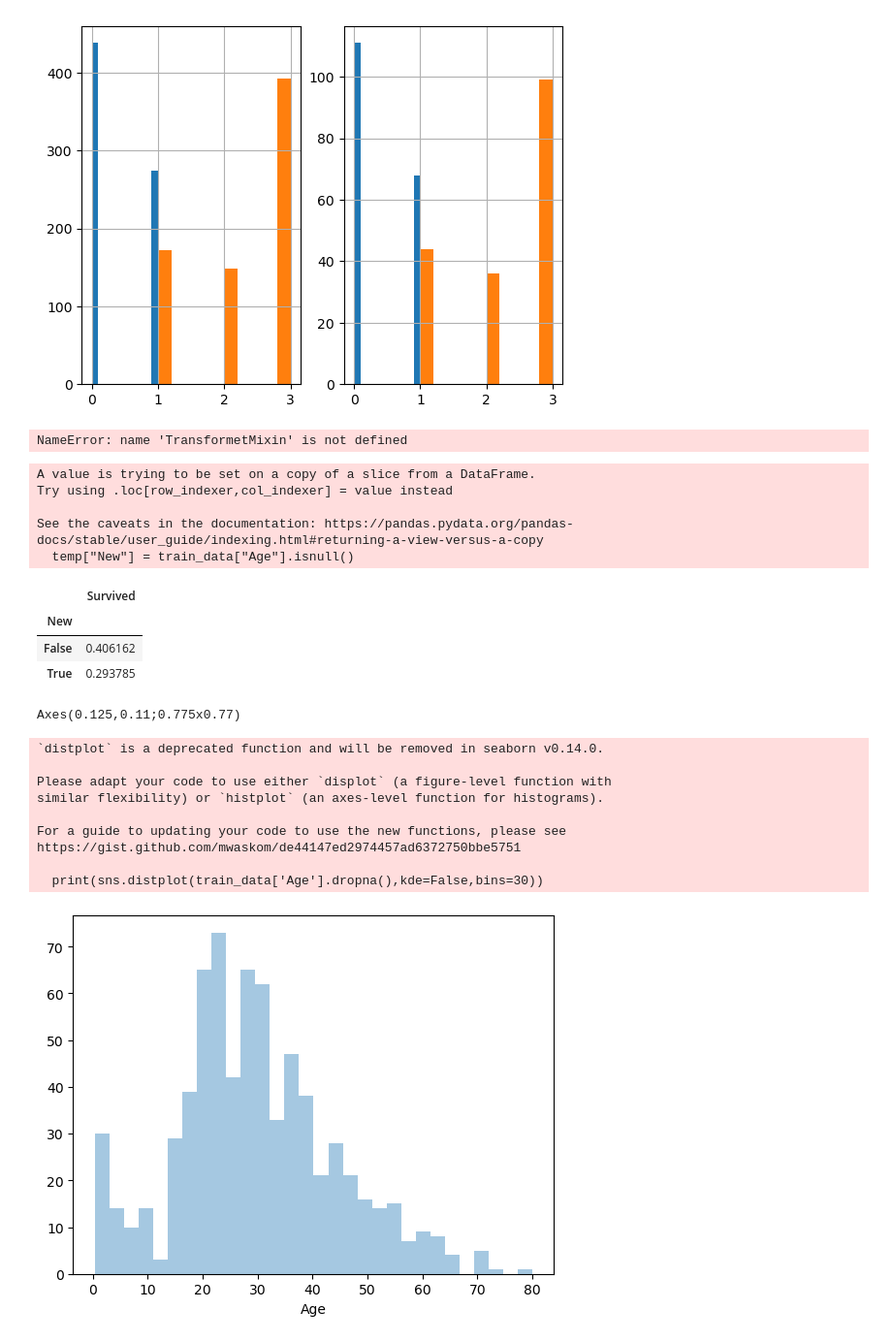
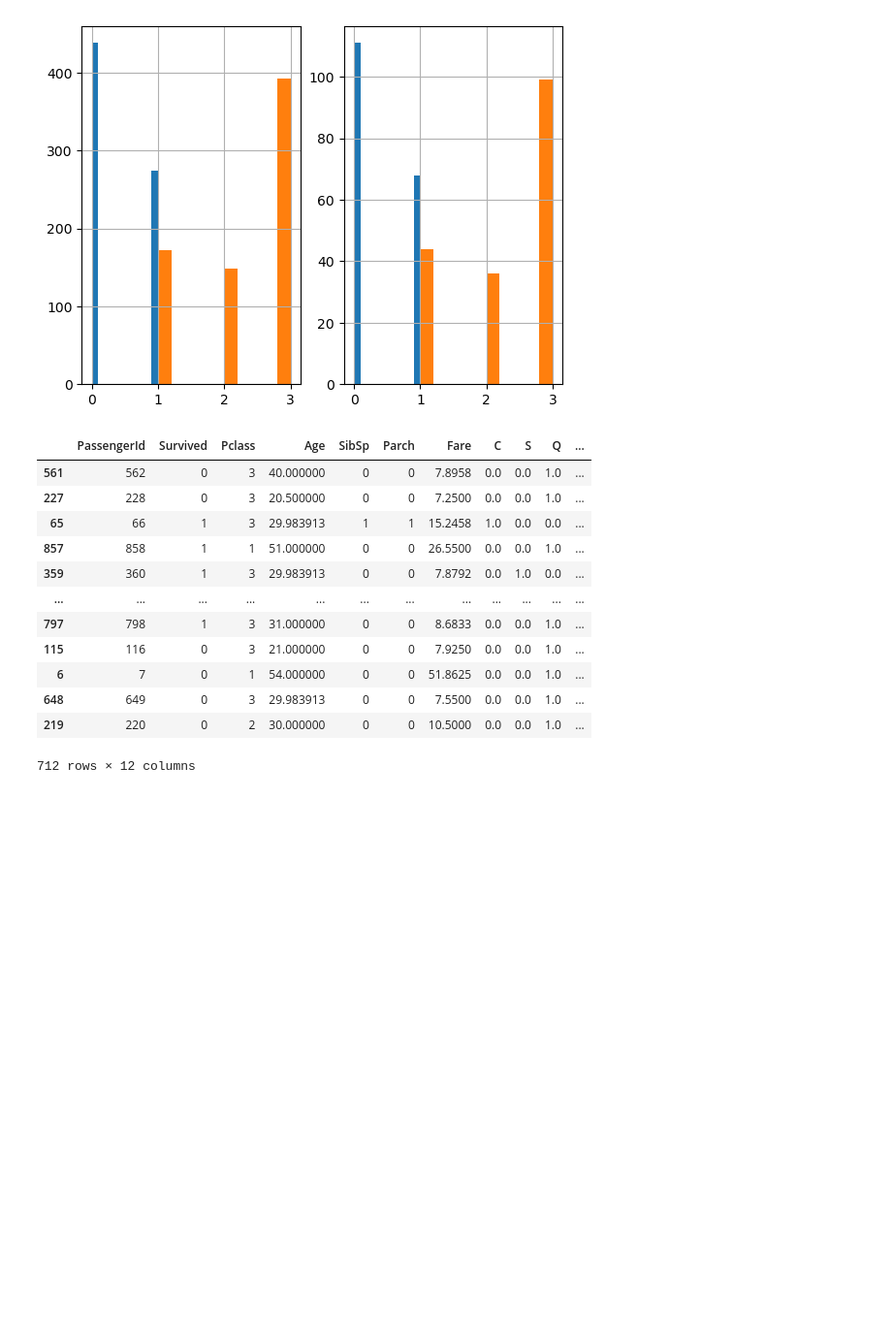
Before and after one commit to centralpenguin/DataScience, a Jupyter notebook: Titanic/Untitled.ipynb, the cells around one changed output. Shown at 97% size. Drawn from its saved outputs; the diff is of its cells as text; code cells hidden in the pictures; blank space fills up the shorter version.

```diff
--- a/Titanic/Untitled.ipynb
+++ b/Titanic/Untitled.ipynb
@@ -100,43 +97,53 @@ class AgeImputer(BaseEstimator, TransformerMixin):
 # %%
 from sklearn.preprocessing import OneHotEncoder
 
-class FeatureEncoder(BaseEstimator, TransformetMixin):
+class FeatureEncoder(BaseEstimator, TransformerMixin):
     def fit(self, X, y=None):
         return self
 
     def transform(self, X):
-        encoder = OneHotEncoder
+        encoder = OneHotEncoder()
+
+        matrix = encoder.fit_transform(X[["Embarked"]]).toarray()
+        column_names = ["C", "S", "Q", "N"]
+
+        for i in range(len(matrix.T)):
+            X[column_names[i]] = matrix.T[i]
+        matrix = encoder.fit_transform(X[["Sex"]]).toarray()
+
+        column_names = ["Male", "Female"]
+        for i in range(len(matrix.T)):
+            X[column_names[i]] = matrix.T[i]
+        return X
-# %% [output]
-NameError: name 'TransformetMixin' is not defined
 # %%
-temp = train_data[["Survived"]]
+class FeatureDropper(BaseEstimator, TransformerMixin):
+
+    def fit(self, X, y = None):
+        return self
+
+    def transform(self, X):
+        return X.drop(["Embarked", "Name", "Ticket", "Cabin", "Sex"], axis = 1, errors="ignore")
 # %%
-temp["New"] = train_data["Age"].isnull()
+from sklearn.pipeline import Pipeline
+pipeline = Pipeline([("AgeImputer", AgeImputer()),
+                    ("FeatureEncoder", FeatureEncoder()),
+                    ("FeatureDropper", FeatureDropper())])
-# %% [output]
-A value is trying to be set on a copy of a slice from a DataFrame.
-Try using .loc[row_indexer,col_indexer] = value instead
-
-See the caveats in the documentation: https://pandas.pydata.org/pandas-docs/stable/user_guide/indexing.html#returning-a-view-versus-a-copy
-  temp["New"] = train_data["Age"].isnull()
 # %%
-temp.groupby("New")[["Survived"]].mean()
+strat_train_set = pipeline.fit_transform(strat_train_set)
-# %% [output]
-|  | Survived |
-| New |  |
-| False | 0.406162 |
-| True | 0.293785 |
 # %%
-print(sns.distplot(train_data['Age'].dropna(),kde=False,bins=30))
+strat_train_set.drop(["N"], axis = 1)
 # %% [output]
+|  | PassengerId | Survived | Pclass | Age | SibSp | Parch | Fare | C | S | Q | ... |
+| 561 | 562 | 0 | 3 | 40.000000 | 0 | 0 | 7.8958 | 0.0 | 0.0 | 1.0 | ... |
+| 227 | 228 | 0 | 3 | 20.500000 | 0 | 0 | 7.2500 | 0.0 | 0.0 | 1.0 | ... |
+| 65 | 66 | 1 | 3 | 29.983913 | 1 | 1 | 15.2458 | 1.0 | 0.0 | 0.0 | ... |
+| 857 | 858 | 1 | 1 | 51.000000 | 0 | 0 | 26.5500 | 0.0 | 0.0 | 1.0 | ... |
+| 359 | 360 | 1 | 3 | 29.983913 | 0 | 0 | 7.8792 | 0.0 | 1.0 | 0.0 | ... |
+| ... | ... | ... | ... | ... | ... | ... | ... | ... | ... | ... | ... |
+| 797 | 798 | 1 | 3 | 31.000000 | 0 | 0 | 8.6833 | 0.0 | 0.0 | 1.0 | ... |
+| 115 | 116 | 0 | 3 | 21.000000 | 0 | 0 | 7.9250 | 0.0 | 0.0 | 1.0 | ... |
+| 6 | 7 | 0 | 1 | 54.000000 | 0 | 0 | 51.8625 | 0.0 | 0.0 | 1.0 | ... |
+| 648 | 649 | 0 | 3 | 29.983913 | 0 | 0 | 7.5500 | 0.0 | 0.0 | 1.0 | ... |
+| 219 | 220 | 0 | 2 | 30.000000 | 0 | 0 | 10.5000 | 0.0 | 0.0 | 1.0 | ... |
-Axes(0.125,0.11;0.775x0.77)
+712 rows × 12 columns
-`distplot` is a deprecated function and will be removed in seaborn v0.14.0.
-
-Please adapt your code to use either `displot` (a figure-level function with
-similar flexibility) or `histplot` (an axes-level function for histograms).
-
-For a guide to updating your code to use the new functions, please see
-https://gist.github.com/mwaskom/de44147ed2974457ad6372750bbe5751
-
-  print(sns.distplot(train_data['Age'].dropna(),kde=False,bins=30))
-[figure, removed]
 # %%
```
Also changed, not shown: parts of 15 cells of this notebook.
